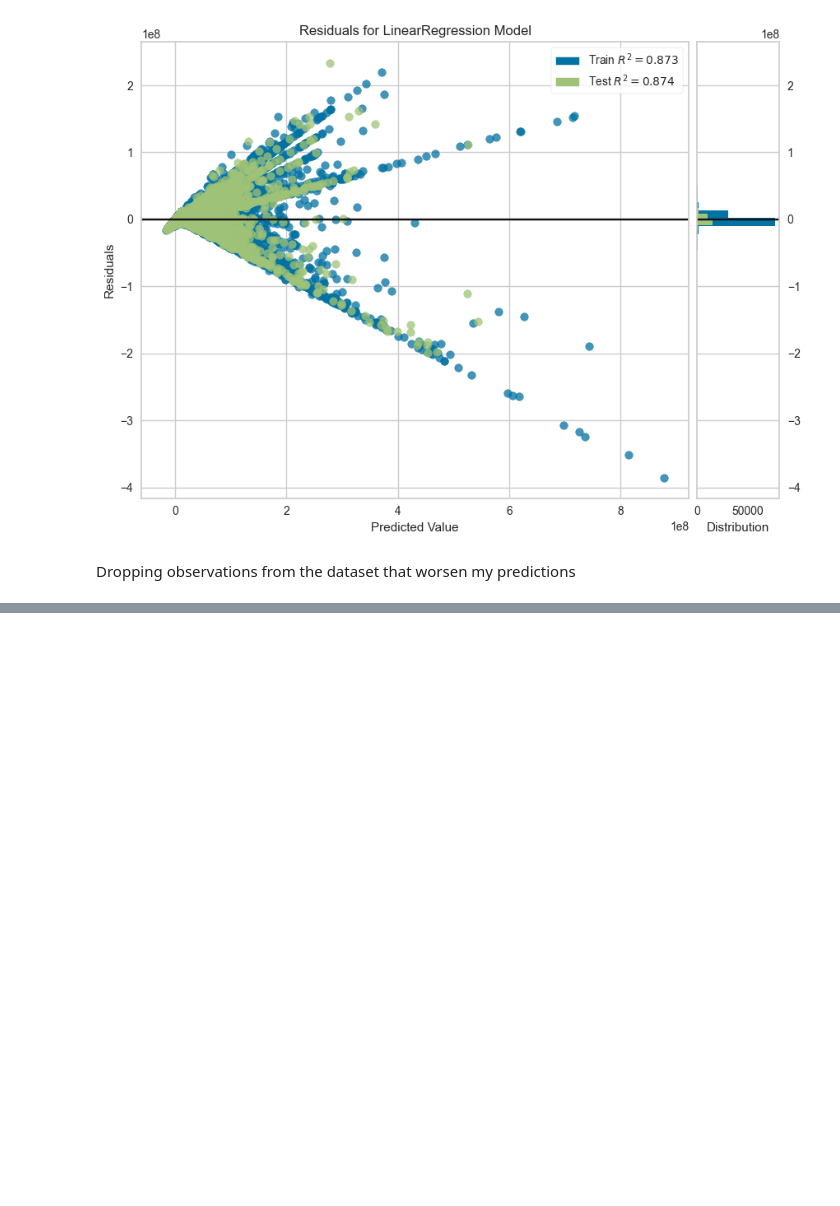
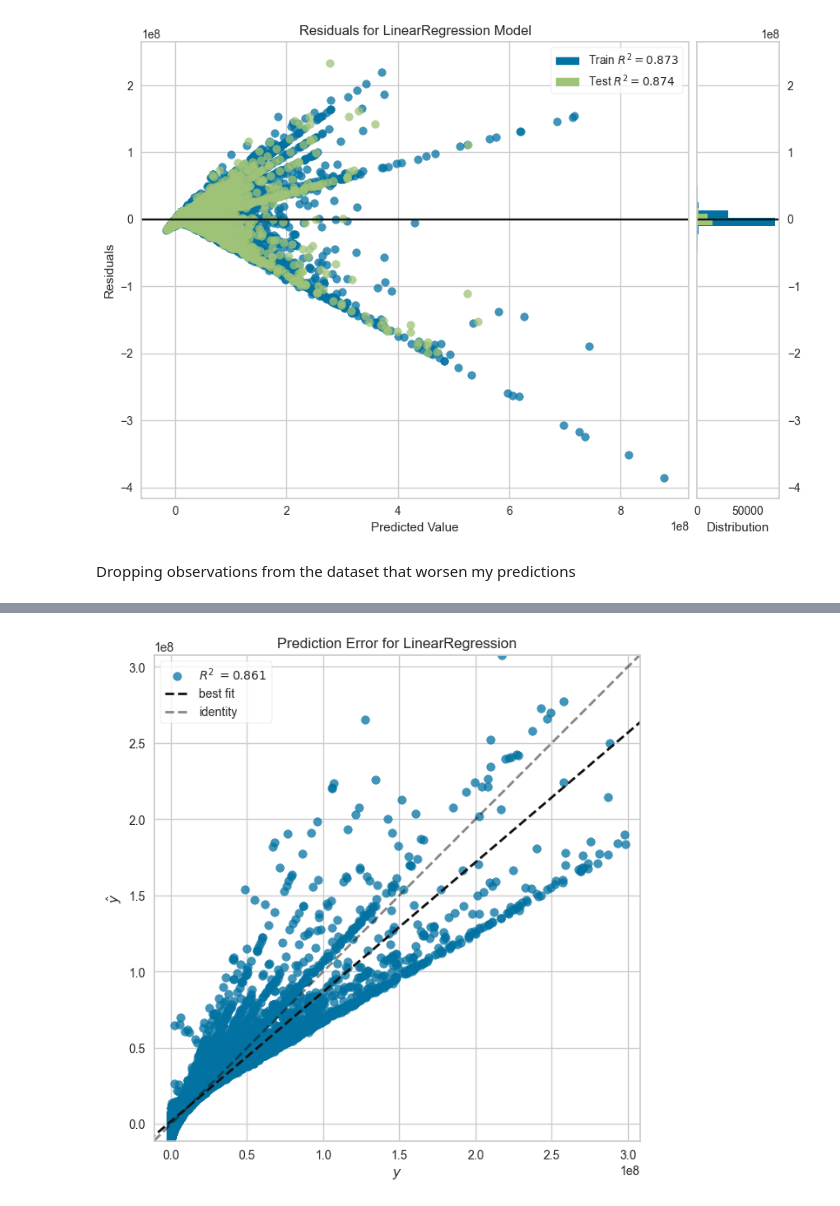
Before and after one commit to ayaramis/Portfolio, a Jupyter notebook: cinema_ticket_prediction/cinema_ticket_prediction.ipynb, the cells around one changed output, grey strips where cells are left out. Drawn from its saved outputs; the diff is of its cells as text; code cells hidden in the pictures; blank space fills up the shorter version.

```diff
--- a/cinema_ticket_prediction/cinema_ticket_prediction.ipynb
+++ b/cinema_ticket_prediction/cinema_ticket_prediction.ipynb
@@ -349,0 +360,13 @@ df.head()
+# %%
+X = df2.drop(columns = "total_sales")
+y = df2.total_sales
+
+X_train, X_test, y_train, y_test = train_test_split(X, y, test_size=0.2, random_state=101)
+# %%
+from sklearn.preprocessing import StandardScaler, MinMaxScaler, RobustScaler
+scaler = StandardScaler()
+X_train = scaler.fit_transform(X_train)
+X_test= scaler.transform(X_test)
+# %%
+lm2 = LinearRegression()
+lm2.fit(X_train,y_train)
@@ -349,0 +394,2 @@ df.head()
+# %%
+train_val(lm2, X_train, y_train, X_test, y_test)
@@ -349,0 +402,9 @@ df.head()
+# %%
+visualizer = RadViz(size=(720, 3000))
+model = LinearRegression()
+visualizer = PredictionError(model)
+visualizer.fit(X_train, y_train)  # Fit the training data to the visualizer
+visualizer.score(X_test, y_test)  # Evaluate the model on the test data
+visualizer.show();
+# %% [output]
+[figure, added]
```
Also changed, not shown: parts of 52 cells of this notebook.
